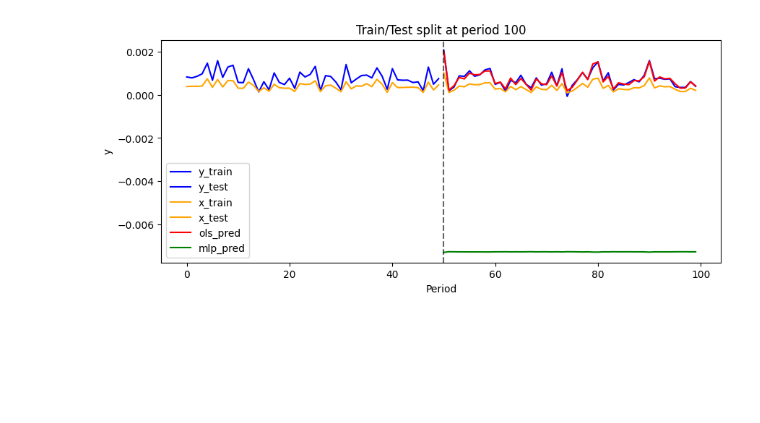
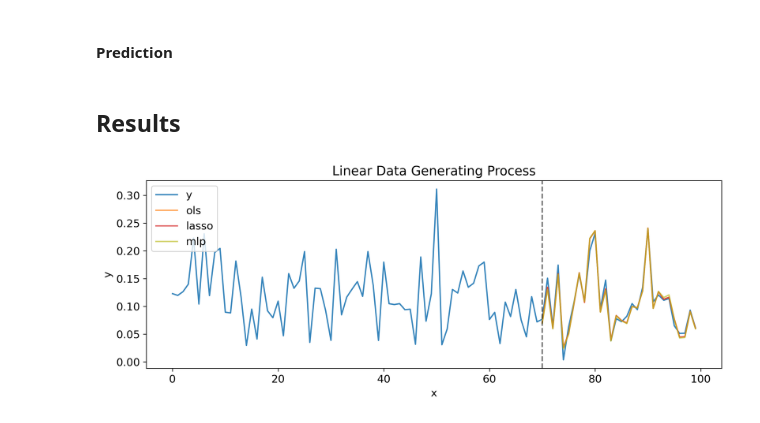
Before and after one commit to johanoelgaard/MastersThesis, a Jupyter notebook: simulation.ipynb, the cells around one changed output. Cells and saved outputs as stored; diff of their text form; code cells hidden in the pictures; blank space fills up the shorter version.

Commit message:
found the error and have finalized simulation for initial models

```diff
--- a/simulation.ipynb
+++ b/simulation.ipynb
@@ -14,6 +23,6 @@ import matplotlib.pyplot as plt
 data = pd.read_csv('data/data.csv')
 
 # financials[(financials['ticker'] == 'INVb.CO^F05')]
-baspread = data[(data['ticker'] == 'NOVOb.CO')]['baspread'].values
+baspread = data[(data['ticker'] == 'NOVOb.CO')]['baspread'].values *100
 # %%
 np.random.seed(42)
@@ -168,22 +351,23 @@ Epoch 100/100 - Train Loss: 0.00007, Validation Loss: 0.00006
 # %%
-test_dataset = MLPdataset(x_test, y_test)    # if you don’t have y_test, you can pass dummy zeros
+test_dataset = MLPdataset(x_test_mlp, y1_test_mlp)    # if you don’t have y_test, you can pass dummy zeros
 test_loader = DataLoader(test_dataset,
                         #  batch_size=64,
                          shuffle=False
                          )
 
 # 3) Run the model in eval mode and collect predictions
-best_model.eval()
-mlp_preds = []
+best_model1.eval()
+mlp_pred1 = []
 
 with torch.no_grad():
     for batch_X, batch_y in test_loader:
         batch_X = batch_X.to(device)
-        outputs = model(batch_X) # shape: (batch_size, 1)
+        outputs = best_model1(batch_X) # shape: (batch_size, 1)
 
         # Move back to CPU and flatten
         preds = outputs.cpu().numpy().flatten()
-        mlp_preds.extend(preds)
+        mlp_pred1.extend(preds)
 
 # convert to array
-mlp_preds = np.array(mlp_preds)
+mlp_pred1_scaled = np.array(mlp_pred1)
+mlp_pred1 = scaler_y1.inverse_transform(mlp_pred1_scaled.reshape(-1, 1)).flatten()
@@ -189,0 +585,2 @@ mlp_preds = np.array(mlp_preds)
+# %% [markdown]
+#### Prediction
@@ -190,23 +610,26 @@ mlp_preds = np.array(mlp_preds)
+# %% [markdown]
+## Results
 # %%
-n_train = np.arange(len(y_train))
-n_test  = np.arange(len(y_test), len(y_train) + len(y_test))
+n_train = np.arange(len(x_train))
+n_test  = np.arange(len(x_train), len(x))
+n_full  = np.arange(len(x))
 
-plt.figure(figsize=(10,4))
-plt.plot(n_train, y_train, label='y_train', color='blue')
-plt.plot(n_test,  y_test,  label='y_test', color='blue')
+plt.plot(n_full, y1, label='y', color='C0', alpha=0.9)
+# plt.plot(n_full, x[:,1], label='x', color='C6', alpha=0.7)
 
-plt.plot(n_train, x_train, label='x_train', color='orange')
-plt.plot(n_test,  x_test,  label='x_test', color='orange')
+plt.plot(n_test, ols_pred1, label='ols', color='C1', alpha=0.7)
+plt.plot(n_test, lasso_pred1, label='lasso', color='C3',  alpha=0.7)
+plt.plot(n_test, mlp_pred1, label='mlp', color='C8', alpha=0.7)
 
-plt.plot(n_test, ols_pred, label='ols_pred', color='red')
-plt.plot(n_test, mlp_preds, label='mlp_pred', color='green')
+plt.axvline(len(x_train), color='k', linestyle='--', alpha=0.6)
 
-plt.axvline(len(y_train), color='k', linestyle='--', alpha=0.6)
-
-plt.legend()
-plt.xlabel("Period")
+plt.legend(loc='upper left')
+plt.xlabel("x")
 plt.ylabel("y")
-plt.title("Train/Test split at period 100")
+plt.title("Linear Data Generating Process")
+plt.tight_layout()
+plt.savefig('output/linear.png', dpi=300)
 plt.show()
+plt.close()
 # %% [output]
-[figure, old version]
+[figure, new version]
```
Also changed, not shown: parts of 43 cells of this notebook, 8 other files.
